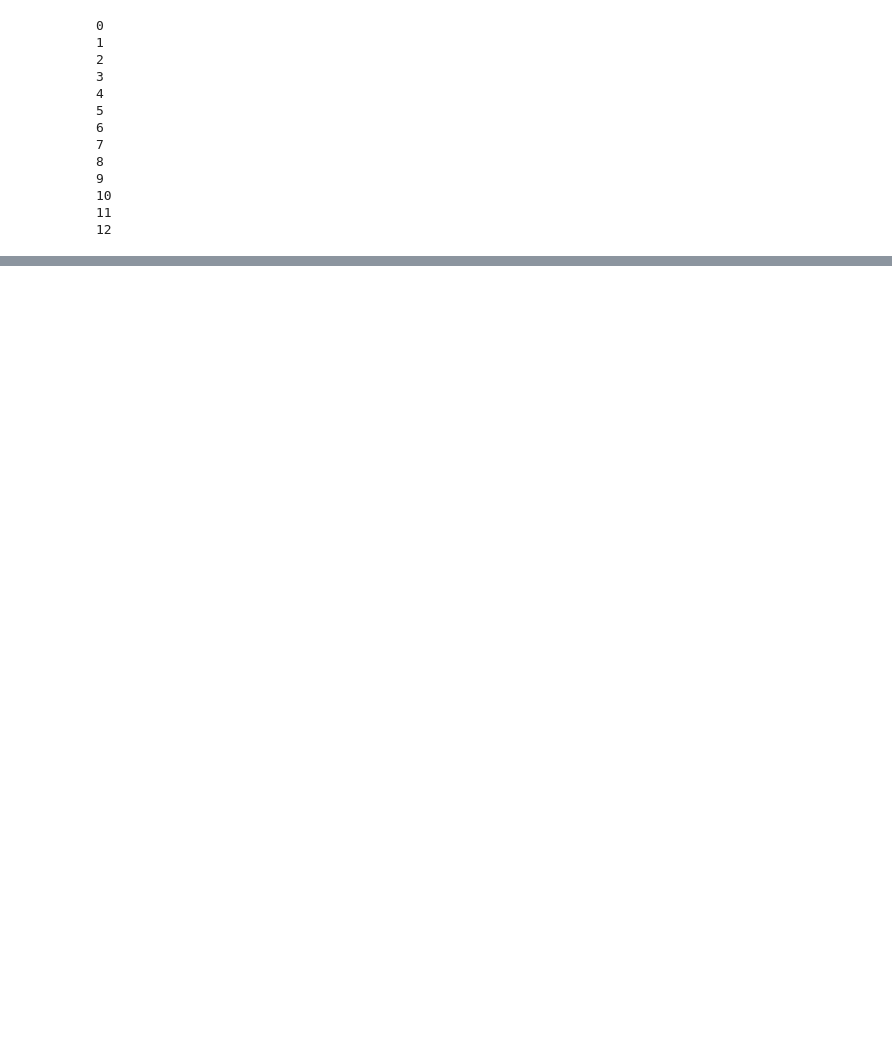
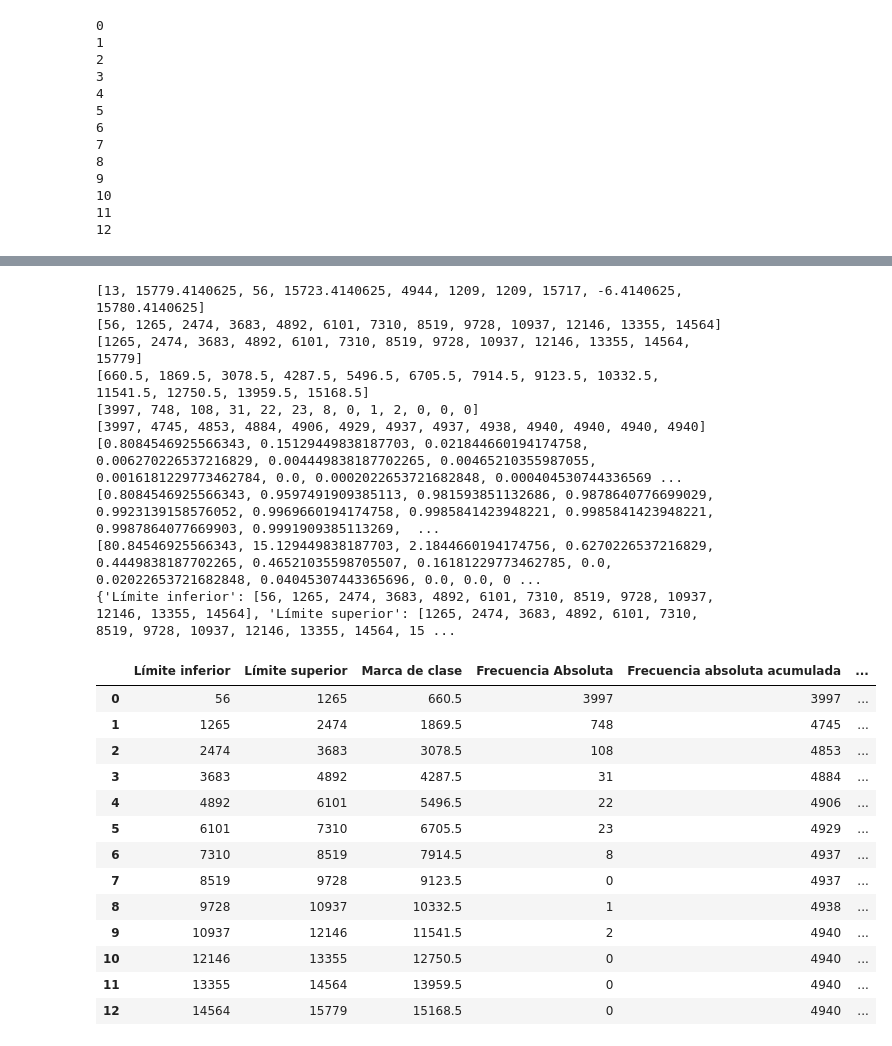
Before and after one commit to Xavier-ML/BIOESTADISTICA-XAVIER-ML, a Jupyter notebook: BD_Lambayeque22_ENAHO.ipynb, the cells around one changed output, grey strips where cells are left out. Cells and saved outputs as stored; diff of their text form; code cells hidden in the pictures; blank space fills up the shorter version.

```diff
--- a/BD_Lambayeque22_ENAHO.ipynb
+++ b/BD_Lambayeque22_ENAHO.ipynb
@@ -129,7 +141,7 @@ def tabla_frecuencias_agrupadas(columna):
   # Amplitud decimal
   A = math.floor(R/n)
   # Redondeo de la amplitud
-  redon_A = round(A)
+  redon_A = round(R/n)
   # valor de la multiplicación de numero de intervalos y amplitud de redondeo
   R_prima = n*redon_A
   # Diferencia entre el valor decimal y valor teorico de R
@@ -144,13 +156,15 @@ def tabla_frecuencias_agrupadas(columna):
   lista_marca_clase = []
   lista_frecuencia_absoluta = []
   lista_frecuencia_acumulada = []
-
+  lista_frecuencia_relativa = []
+  lista_frecuencia_relativa_acumulada = []
+  lista_frecuencia_porcentual = []
 
   li = Vmin
   ls = Vmin + A
 
-# Calculamos los intervalos de clase.
-# Si los intervalos de clase contienen números decimales, redondeamos la marca de clase al decimal más cercano.
+  # Calculamos los intervalos de clase.
+  # Si los intervalos de clase contienen números decimales, redondeamos la marca de clase al decimal más cercano.
 
   for i in range(n):
     lista_limite_inferior.append(li)
@@ -164,7 +178,7 @@ def tabla_frecuencias_agrupadas(columna):
   print(lista_limite_superior)
   print(lista_marca_clase)
 
-# Calculamos la frecuencia absoluta de cada intervalo.
+  # Calculamos la frecuencia absoluta de cada intervalo.
 
   for j in range(n):
     N = 0
@@ -175,25 +189,37 @@ def tabla_frecuencias_agrupadas(columna):
 
   print(lista_frecuencia_absoluta)
 
-# Calculamos la frecuencia absoluta acumulada.
+  # Calculamos la frecuencia absoluta acumulada.
   x = 0
   for i in range(n):
     x = x + lista_frecuencia_absoluta[i]
     lista_frecuencia_acumulada.append(x)
   print(lista_frecuencia_acumulada)
 
+  # Calculamos la frecuencia relativa de cada intervalo.
+  for k in range(n):
+    z = lista_frecuencia_absoluta[k]/numero_filas
+    lista_frecuencia_relativa.append(z)
+  print(lista_frecuencia_relativa)
+
+  # Calculamos la frecuencia relativa acumulada.
+  y = 0
+  for i in range(n):
+    y = y + lista_frecuencia_relativa[i]
+    lista_frecuencia_relativa_acumulada.append(y)
+  print(lista_frecuencia_relativa_acumulada)
+
+  # Calculamos la frecuencia porcentual de cada intervalo.
+  for j in range(n):
+    lista_frecuencia_porcentual.append(lista_frecuencia_relativa[j]*100)
+  print(lista_frecuencia_porcentual)
+
   diccionario_estadistico = {"Límite inferior":lista_limite_inferior,
     "Límite superior":lista_limite_superior,
-    "Marca de clase":lista_marca_clase, "Frecuencia Absoluta": lista_frecuencia_absoluta, "Frecuencia absoluta acumulada": lista_frecuencia_acumulada}
+    "Marca de clase":lista_marca_clase, "Frecuencia Absoluta": lista_frecuencia_absoluta, "Frecuencia absoluta acumulada": lista_frecuencia_acumulada, "Frecuencia relativa": lista_frecuencia_relativa, "Frecuencia relativa acumulada": lista_frecuencia_relativa_acumulada, "Frecuencia porcentual %": lista_frecuencia_porcentual}
   print(diccionario_estadistico)
 
   tabla = pd.DataFrame(diccionario_estadistico)
-
-  # Calculamos la frecuencia relativa de cada intervalo.
-  #tabla["Frecuencia relativa"] = tabla["Frecuencia absoluta"] / tabla.shape[0]
-
-  # Calculamos la frecuencia relativa acumulada.
-  #tabla["Frecuencia relativa acumulada"] = tabla["Frecuencia relativa"].cumsum()
 
   # Calculamos la frecuencia porcentual de cada intervalo.
   #tabla["Frecuencia porcentual"] = tabla["Frecuencia absoluta"] * 100
@@ -255,0 +281,27 @@ print(tabla)
+# %%
+tabla_frecuencias_agrupadas(inghog2dp )
+# %% [output]
+[13, 15779.4140625, 56, 15723.4140625, 4944, 1209, 1209, 15717, -6.4140625, 15780.4140625]
+[56, 1265, 2474, 3683, 4892, 6101, 7310, 8519, 9728, 10937, 12146, 13355, 14564]
+[1265, 2474, 3683, 4892, 6101, 7310, 8519, 9728, 10937, 12146, 13355, 14564, 15779]
+[660.5, 1869.5, 3078.5, 4287.5, 5496.5, 6705.5, 7914.5, 9123.5, 10332.5, 11541.5, 12750.5, 13959.5, 15168.5]
+[3997, 748, 108, 31, 22, 23, 8, 0, 1, 2, 0, 0, 0]
+[3997, 4745, 4853, 4884, 4906, 4929, 4937, 4937, 4938, 4940, 4940, 4940, 4940]
+[0.8084546925566343, 0.15129449838187703, 0.021844660194174758, 0.006270226537216829, 0.004449838187702265, 0.00465210355987055, 0.0016181229773462784, 0.0, 0.0002022653721682848, 0.000404530744336569 ...
+[0.8084546925566343, 0.9597491909385113, 0.981593851132686, 0.9878640776699029, 0.9923139158576052, 0.9969660194174758, 0.9985841423948221, 0.9985841423948221, 0.9987864077669903, 0.9991909385113269,  ...
+[80.84546925566343, 15.129449838187703, 2.1844660194174756, 0.6270226537216829, 0.4449838187702265, 0.46521035598705507, 0.16181229773462785, 0.0, 0.02022653721682848, 0.04045307443365696, 0.0, 0.0, 0 ...
+{'Límite inferior': [56, 1265, 2474, 3683, 4892, 6101, 7310, 8519, 9728, 10937, 12146, 13355, 14564], 'Límite superior': [1265, 2474, 3683, 4892, 6101, 7310, 8519, 9728, 10937, 12146, 13355, 14564, 15 ...
+|  | Límite inferior | Límite superior | Marca de clase | Frecuencia Absoluta | Frecuencia absoluta acumulada | ... |
+| 0 | 56 | 1265 | 660.5 | 3997 | 3997 | ... |
+| 1 | 1265 | 2474 | 1869.5 | 748 | 4745 | ... |
+| 2 | 2474 | 3683 | 3078.5 | 108 | 4853 | ... |
+| 3 | 3683 | 4892 | 4287.5 | 31 | 4884 | ... |
+| 4 | 4892 | 6101 | 5496.5 | 22 | 4906 | ... |
+| 5 | 6101 | 7310 | 6705.5 | 23 | 4929 | ... |
+| 6 | 7310 | 8519 | 7914.5 | 8 | 4937 | ... |
+| 7 | 8519 | 9728 | 9123.5 | 0 | 4937 | ... |
+| 8 | 9728 | 10937 | 10332.5 | 1 | 4938 | ... |
+| 9 | 10937 | 12146 | 11541.5 | 2 | 4940 | ... |
+| 10 | 12146 | 13355 | 12750.5 | 0 | 4940 | ... |
+| 11 | 13355 | 14564 | 13959.5 | 0 | 4940 | ... |
+| 12 | 14564 | 15779 | 15168.5 | 0 | 4940 | ... |
```
Also changed, not shown: parts of 5 cells of this notebook.
